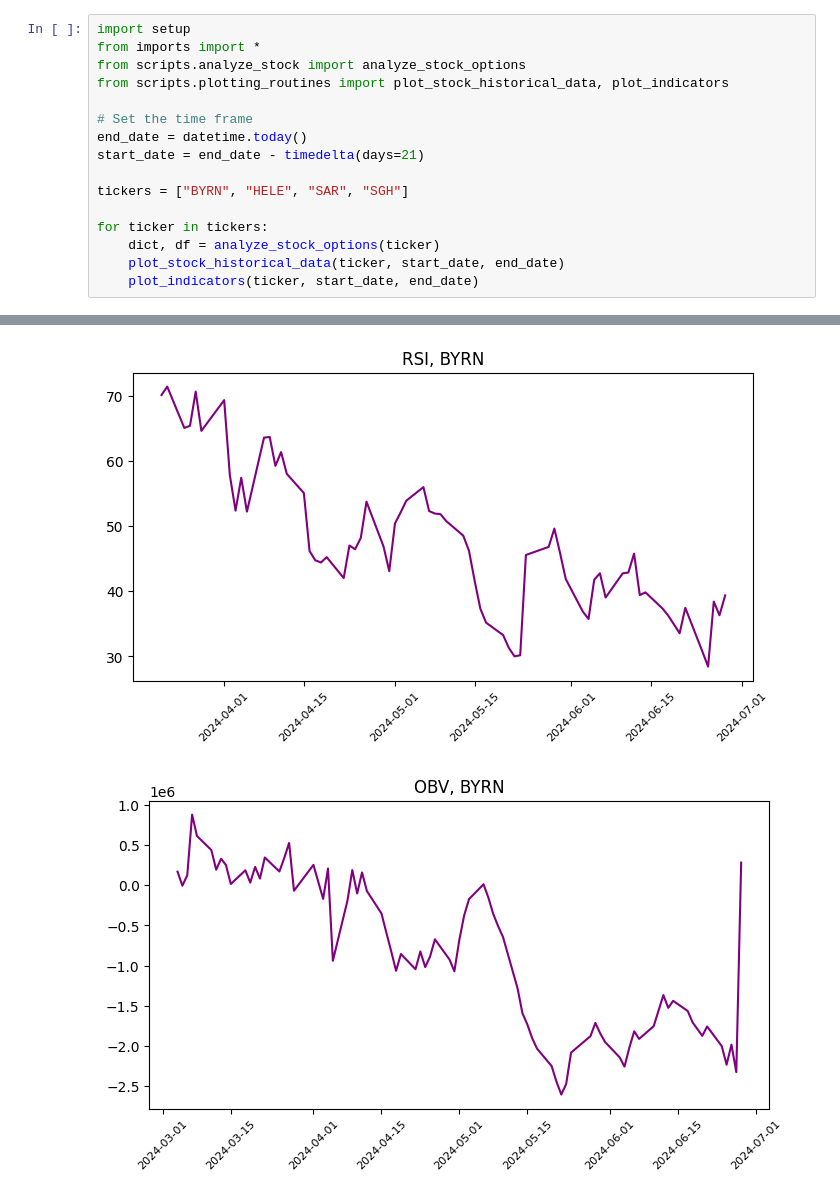
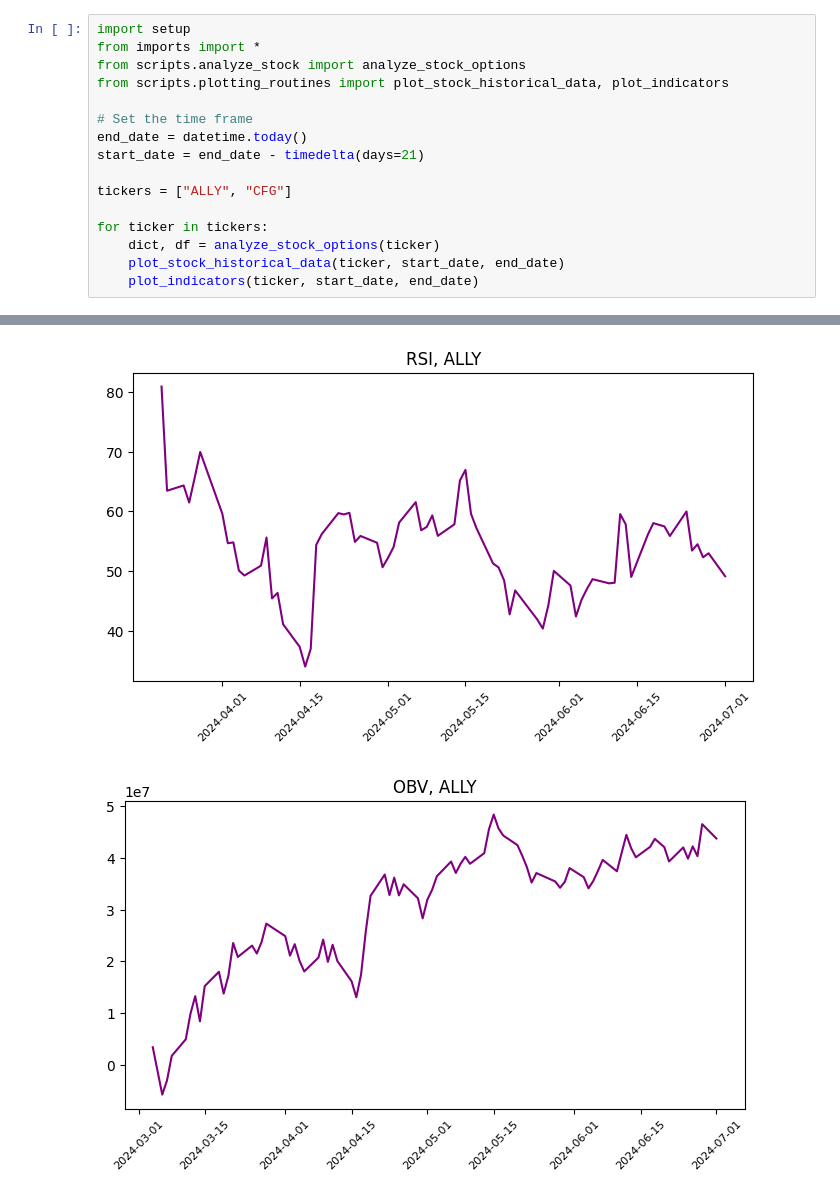
Before and after one commit to SaumikDana/Stock_Selector, a Jupyter notebook: notebooks/specific_stock_analysis.ipynb, the cells around one changed output, grey strips where cells are left out. Saved outputs shown, nothing was run; the diff lists cells and outputs as text.

```diff
--- a/notebooks/specific_stock_analysis.ipynb
+++ b/notebooks/specific_stock_analysis.ipynb
@@ -8,7 +8,7 @@ from scripts.plotting_routines import plot_stock_historical_data, plot_indicator
 end_date = datetime.today()
 start_date = end_date - timedelta(days=21)
 
-tickers = ["BYRN", "HELE", "SAR", "SGH"]
+tickers = ["ALLY", "CFG"]
 
 for ticker in tickers:
     dict, df = analyze_stock_options(ticker)
@@ -20,2 +20,2 @@ for ticker in tickers:
-[figure, old version]
+[figure, new version]
-[figure, old version]
+[figure, new version]
```
Also changed, not shown: parts of 1 cell of this notebook.
